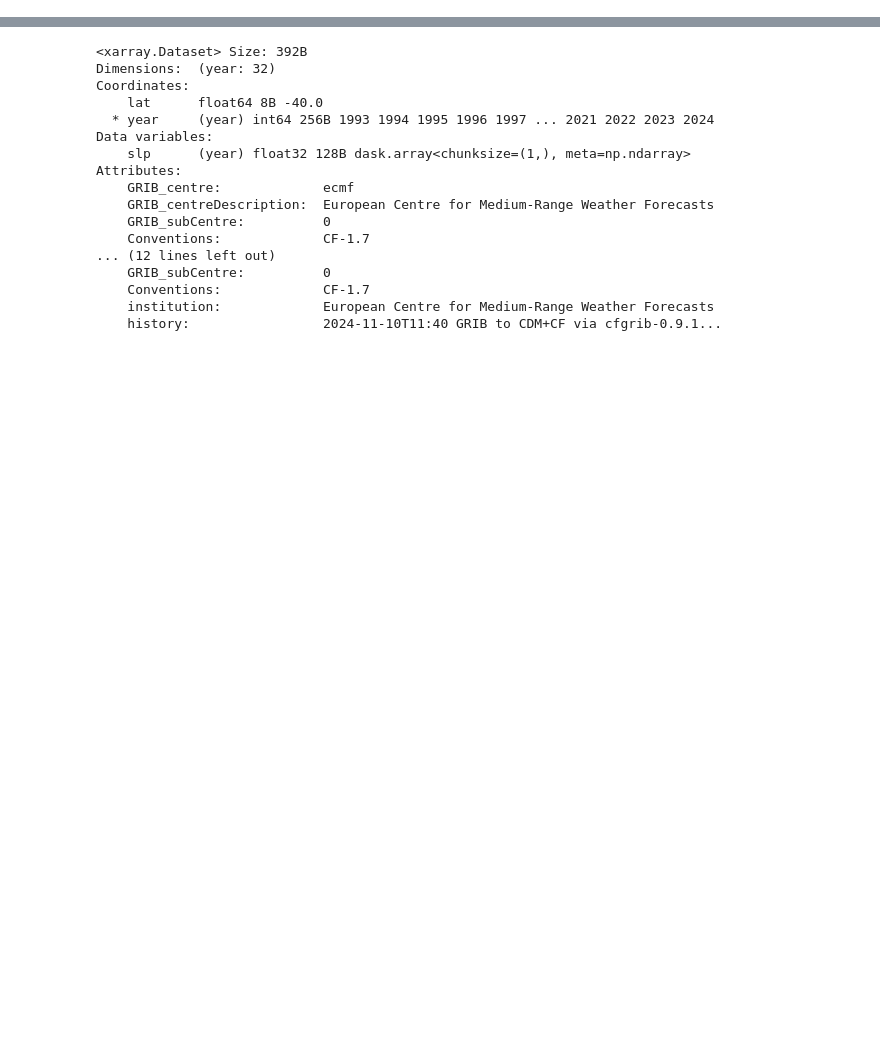
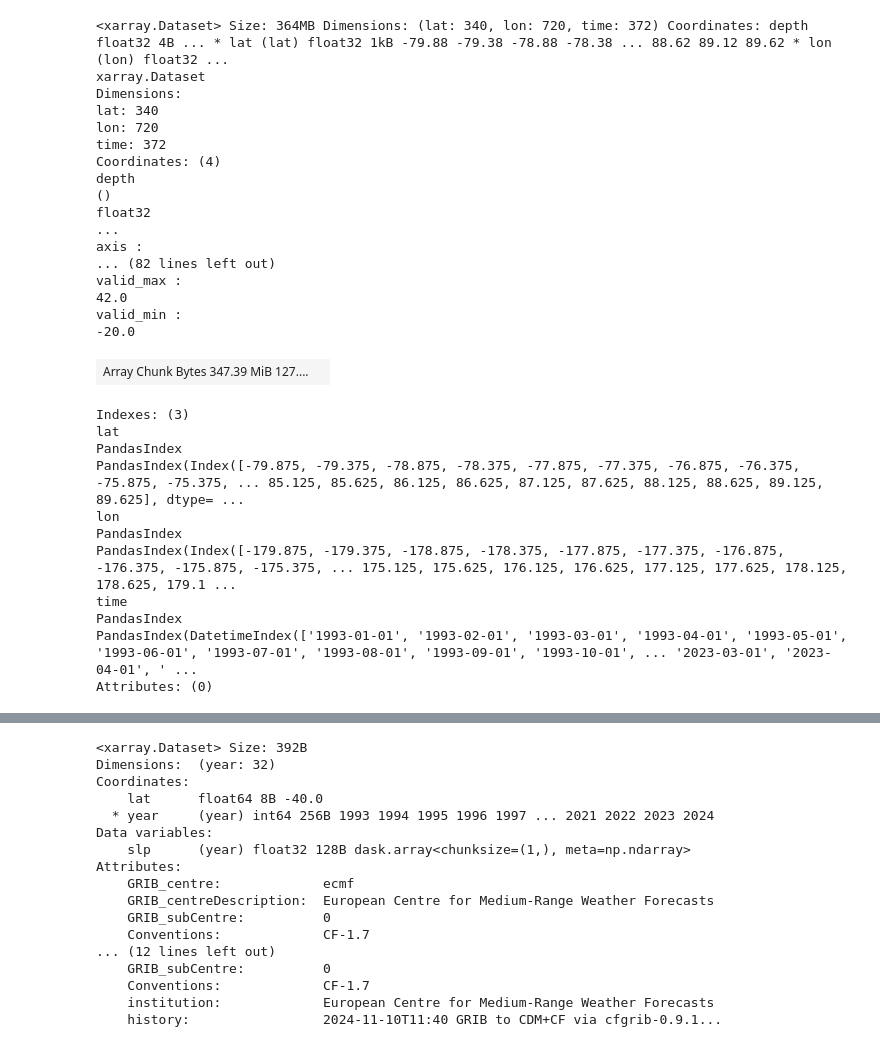
Before and after one commit to steffiwinter/pherProj, a Jupyter notebook: 02_read_slp.ipynb, the cells around one changed output, grey strips where cells are left out. Saved outputs shown, nothing was run; the diff lists cells and outputs as text; code cells hidden in the pictures; blank space fills up the shorter version.

```diff
--- a/02_read_slp.ipynb
+++ b/02_read_slp.ipynb
@@ -62,0 +146,41 @@ history :
+# %%
+# SST-Daten laden
+ds_sst = load_sst_data()
+
+#print("SST Anzahl gültige Punkte:", ds_sst['sst'].notnull().sum().compute().item())
+#print("SST Anzahl NaN-Punkte:", ds_sst['sst'].isnull().sum().compute().item())
+
+## gültige Punkte = 64.451.976, ungültige = 26.613.624 -> kann das sein? --> TODO: MASKE ERSTELLEN
+
+# Übersicht
+ds_sst
+# %% [output]
+<xarray.Dataset> Size: 364MB Dimensions: (lat: 340, lon: 720, time: 372) Coordinates: depth float32 4B ... * lat (lat) float32 1kB -79.88 -79.38 -78.88 -78.38 ... 88.62 89.12 89.62 * lon (lon) float32 ...
+xarray.Dataset
+Dimensions:
+lat: 340
+lon: 720
+time: 372
+Coordinates: (4)
+depth
+()
+float32
+...
+axis :
+... (82 lines left out)
+valid_max :
+42.0
+valid_min :
+-20.0
+| Array Chunk Bytes 347.39 MiB 127.... |  |
+Indexes: (3)
+lat
+PandasIndex
+PandasIndex(Index([-79.875, -79.375, -78.875, -78.375, -77.875, -77.375, -76.875, -76.375, -75.875, -75.375, ... 85.125, 85.625, 86.125, 86.625, 87.125, 87.625, 88.125, 88.625, 89.125, 89.625], dtype= ...
+lon
+PandasIndex
+PandasIndex(Index([-179.875, -179.375, -178.875, -178.375, -177.875, -177.375, -176.875, -176.375, -175.875, -175.375, ... 175.125, 175.625, 176.125, 176.625, 177.125, 177.625, 178.125, 178.625, 179.1 ...
+time
+PandasIndex
+PandasIndex(DatetimeIndex(['1993-01-01', '1993-02-01', '1993-03-01', '1993-04-01', '1993-05-01', '1993-06-01', '1993-07-01', '1993-08-01', '1993-09-01', '1993-10-01', ... '2023-03-01', '2023-04-01', ' ...
+Attributes: (0)
```
Also changed, not shown: parts of 19 cells of this notebook, 3 other files.
